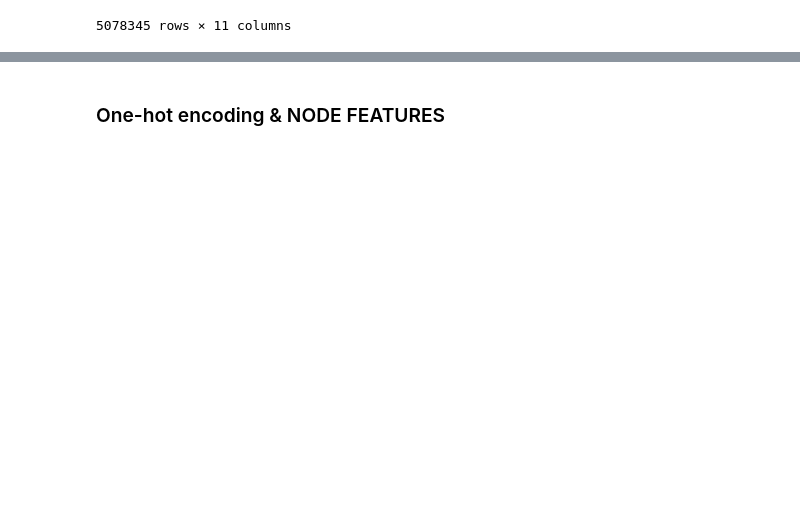
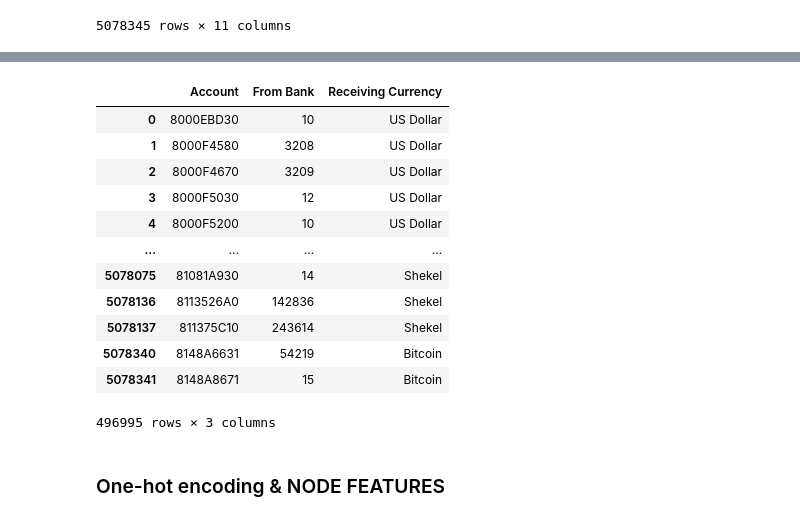
Before and after one commit to owhygithub/AML-fraud-detector, a Jupyter notebook: datasets_explore.ipynb, the cells around one changed output, grey strips where cells are left out. Cells and saved outputs as stored; diff of their text form; code cells hidden in the pictures; blank space fills up the shorter version.

```diff
--- a/datasets_explore.ipynb
+++ b/datasets_explore.ipynb
@@ -195,5 +155,20 @@ Number of bank accounts: 168672
 # %%
-node_features = data[["From Bank", "Receiving Currency"]]
+nodes_df = data_unique[['Account','From Bank','Receiving Currency']]
+nodes_df
+# %% [output]
+|  | Account | From Bank | Receiving Currency |
+| 0 | 8000EBD30 | 10 | US Dollar |
+| 1 | 8000F4580 | 3208 | US Dollar |
+| 2 | 8000F4670 | 3209 | US Dollar |
+| 3 | 8000F5030 | 12 | US Dollar |
+| 4 | 8000F5200 | 10 | US Dollar |
+| ... | ... | ... | ... |
+| 5078075 | 81081A930 | 14 | Shekel |
+| 5078136 | 8113526A0 | 142836 | Shekel |
+| 5078137 | 811375C10 | 243614 | Shekel |
+| 5078340 | 8148A6631 | 54219 | Bitcoin |
+| 5078341 | 8148A8671 | 15 | Bitcoin |
+496995 rows × 3 columns
 # %% [markdown]
 ### One-hot encoding & NODE FEATURES
 # %%
```
Also changed, not shown: parts of 24 cells of this notebook.
